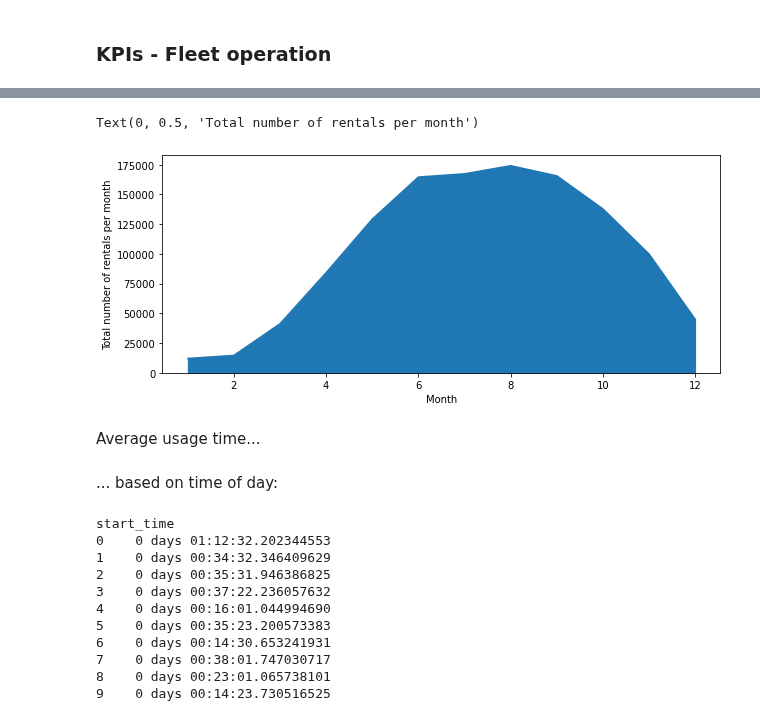
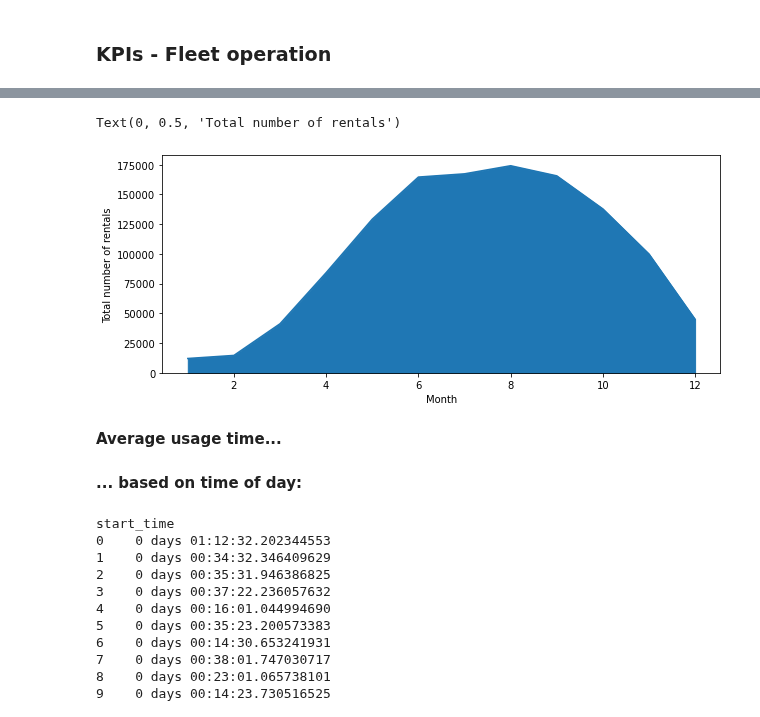
Before and after one commit to MoritzWagner13/Machine-Learning, a Jupyter notebook: Code.ipynb, the cells around one changed output, grey strips where cells are left out. Saved outputs shown, nothing was run; the diff lists cells and outputs as text; code cells hidden in the pictures.

```diff
--- a/Code.ipynb
+++ b/Code.ipynb
@@ -435,20 +437,20 @@ Text(0, 0.5, 'Total number of rentals per hour')
 # %%
 bikeplot2 = bike.groupby(bike["start_time"].rename('Month').dt.month).size()
 
 fig, axs = plt.subplots(figsize=(10,4))
 bikeplot2.plot.area(ax=axs)
-axs.set_ylabel('Total number of rentals per month')
+axs.set_ylabel('Total number of rentals')
 # %% [output]
-Text(0, 0.5, 'Total number of rentals per month')
+Text(0, 0.5, 'Total number of rentals')
-[figure, old version]
+[figure, new version]
 # %% [markdown]
-Average usage time...
+**Average usage time...**
 # %%
 # Merging bike and staion datasets
 stations.rename(columns={'Name': 'start_station_name'}, inplace=True)
 bike_station = pd.merge(bike, stations, on='start_station_name')
 # %% [markdown]
-... based on time of day:
+**... based on time of day:**
 # %%
 bike_station.groupby(bike_station['start_time'].dt.hour)['trip_duration'].mean()
 # %% [output]
```
Also changed, not shown: parts of 10 cells of this notebook.
